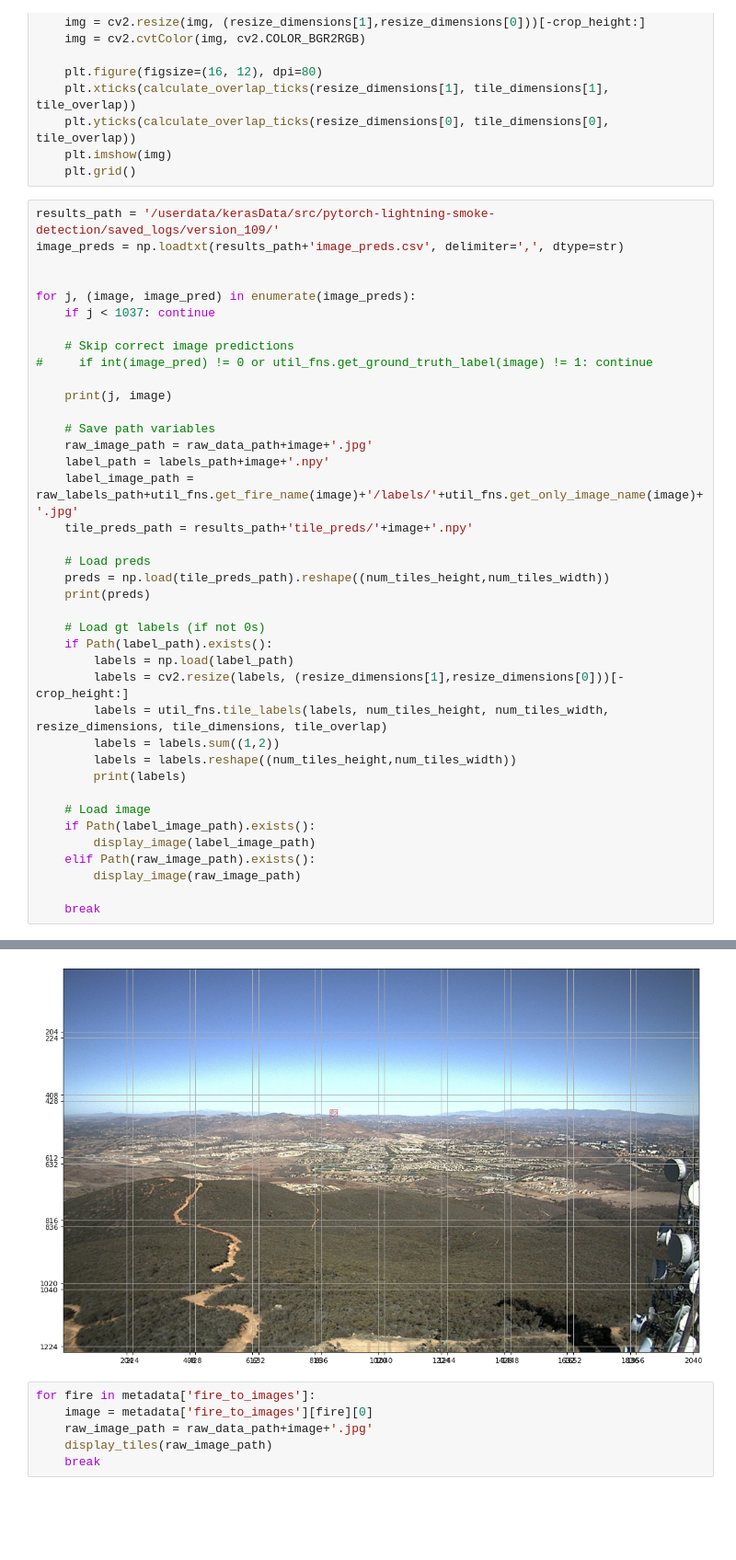
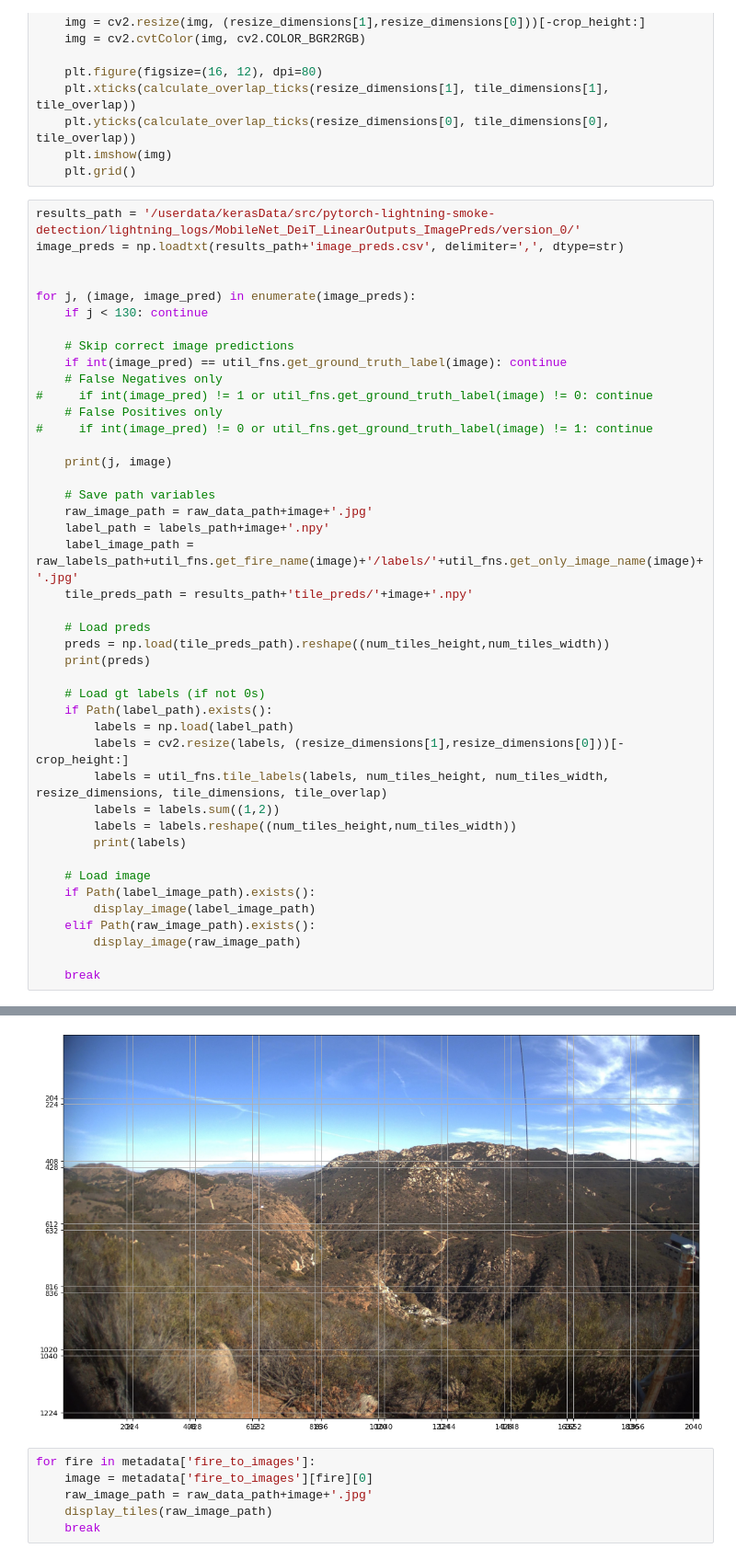
Before and after one commit to shreyasar2202/smoke-detection-smokeynet, a Jupyter notebook: visual_analysis.ipynb, the cells around one changed output, grey strips where cells are left out. Shown at 92% size. Saved outputs shown, nothing was run; the diff lists cells and outputs as text; blank space fills up the shorter version.

```diff
--- a/visual_analysis.ipynb
+++ b/visual_analysis.ipynb
@@ -72,14 +75,18 @@ def display_image(filename):
     plt.imshow(img)
     plt.grid()
 # %%
-results_path = '/userdata/kerasData/src/pytorch-lightning-smoke-detection/saved_logs/version_109/'
+results_path = '/userdata/kerasData/src/pytorch-lightning-smoke-detection/lightning_logs/MobileNet_DeiT_LinearOutputs_ImagePreds/version_0/'
 image_preds = np.loadtxt(results_path+'image_preds.csv', delimiter=',', dtype=str)
 
 
 for j, (image, image_pred) in enumerate(image_preds):
-    if j < 1037: continue
+    if j < 130: continue
 
     # Skip correct image predictions
+    if int(image_pred) == util_fns.get_ground_truth_label(image): continue
+    # False Negatives only
+#     if int(image_pred) != 1 or util_fns.get_ground_truth_label(image) != 0: continue
+    # False Positives only
 #     if int(image_pred) != 0 or util_fns.get_ground_truth_label(image) != 1: continue
 
     print(j, image)
@@ -127,4 +128,4 @@ for j, (image, image_pred) in enumerate(image_preds):
-[figure, old version]
+[figure, new version]
 # %%
 for fire in metadata['fire_to_images']:
     image = metadata['fire_to_images'][fire][0]
```
Also changed, not shown: parts of 2 cells of this notebook, 4 other files.
